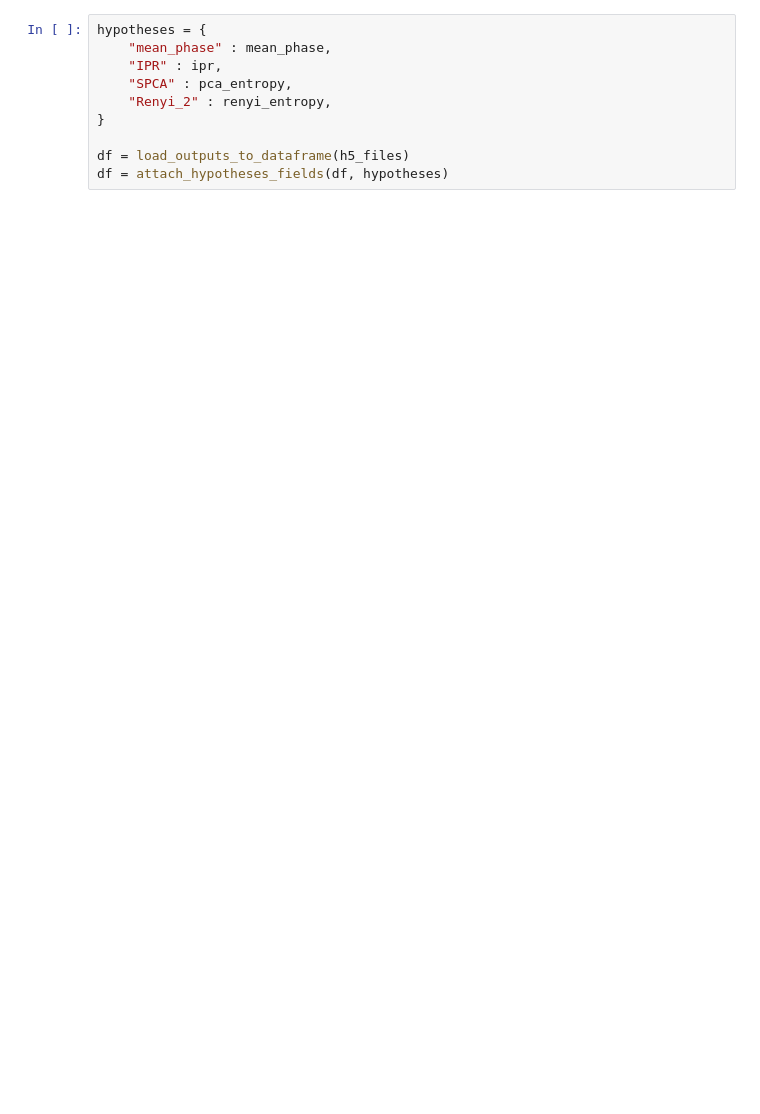
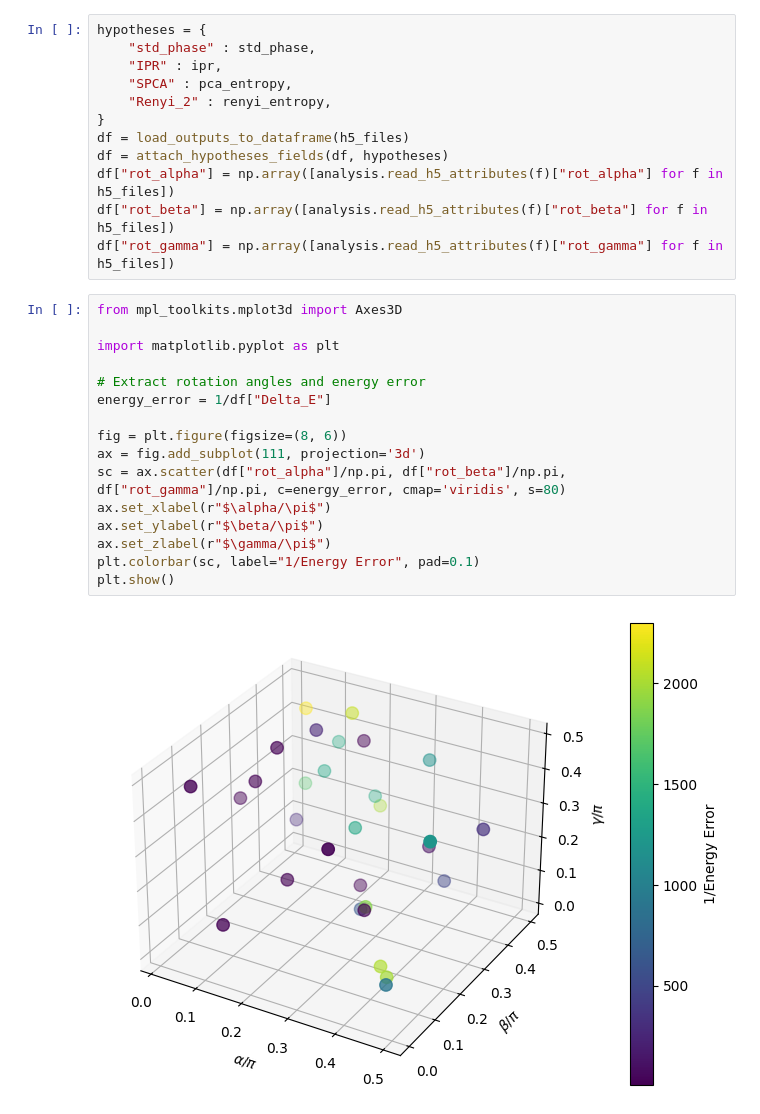
Before and after one commit to NilsNiggemann/DataMiningRBMs, a Jupyter notebook: Netket/optimization.ipynb, the cells around one changed output. Cells and saved outputs as stored; diff of their text form; blank space fills up the shorter version.

Commit message:
rotations

```diff
--- a/Netket/optimization.ipynb
+++ b/Netket/optimization.ipynb
@@ -221,10 +312,30 @@ importlib.reload(analysis)
 # %%
 hypotheses = {
-    "mean_phase" : mean_phase,
+    "std_phase" : std_phase,
     "IPR" : ipr,
     "SPCA" : pca_entropy,
     "Renyi_2" : renyi_entropy,
 }
-
 df = load_outputs_to_dataframe(h5_files)
 df = attach_hypotheses_fields(df, hypotheses)
+df["rot_alpha"] = np.array([analysis.read_h5_attributes(f)["rot_alpha"] for f in h5_files])
+df["rot_beta"] = np.array([analysis.read_h5_attributes(f)["rot_beta"] for f in h5_files])
+df["rot_gamma"] = np.array([analysis.read_h5_attributes(f)["rot_gamma"] for f in h5_files])
+# %%
+from mpl_toolkits.mplot3d import Axes3D
+
+import matplotlib.pyplot as plt
+
+# Extract rotation angles and energy error
+energy_error = 1/df["Delta_E"]
+
+fig = plt.figure(figsize=(8, 6))
+ax = fig.add_subplot(111, projection='3d')
+sc = ax.scatter(df["rot_alpha"]/np.pi, df["rot_beta"]/np.pi, df["rot_gamma"]/np.pi, c=energy_error, cmap='viridis', s=80)
+ax.set_xlabel(r"$\alpha/\pi$")
+ax.set_ylabel(r"$\beta/\pi$")
+ax.set_zlabel(r"$\gamma/\pi$")
+plt.colorbar(sc, label="1/Energy Error", pad=0.1)
+plt.show()
+# %% [output]
+[figure, added]
```
Also changed, not shown: parts of 26 cells of this notebook, 3 other files.
